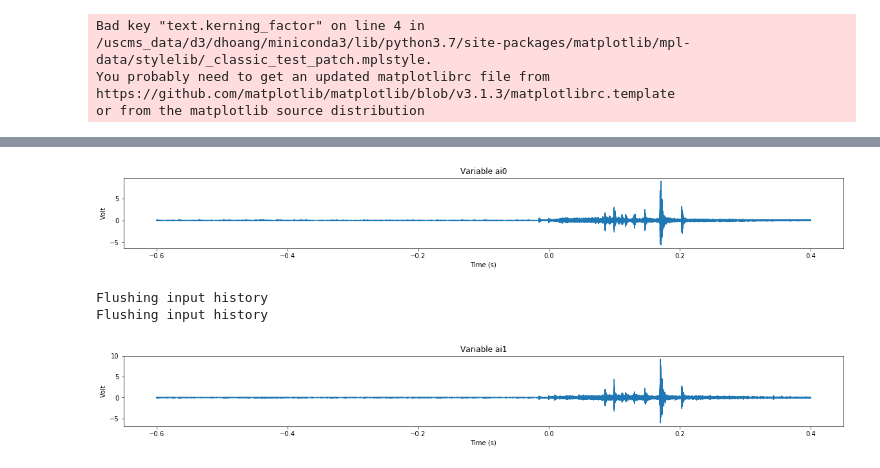
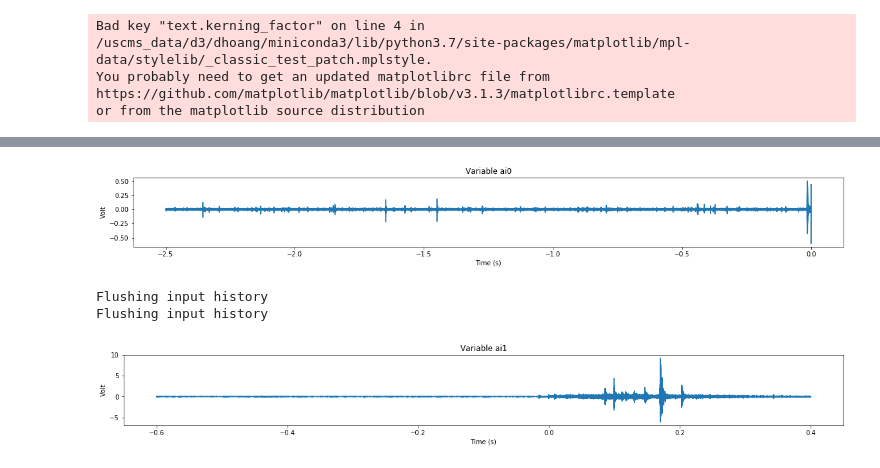
Before and after one commit to Duchstf/quench-detector, a Jupyter notebook: Ramp22.ipynb, the cells around one changed output, grey strips where cells are left out. Cells and saved outputs as stored; diff of their text form; code cells hidden in the pictures.

```diff
--- a/Ramp22.ipynb
+++ b/Ramp22.ipynb
@@ -132,7 +138,7 @@ def plot_rms_product(dir_path, time_range = None, window = 2000, step = 10):
 # %%
-load_and_plot("./data/Ramp22/", "ai0", time_range = (-0.6,0.4))
+load_and_plot("./data/Ramp22/", "ai0", time_range = (-2.5,0))
 # %% [output]
-[figure, old version]
+[figure, new version]
 Flushing input history
 Flushing input history
 # %%
```
Also changed, not shown: parts of 1 cell of this notebook, 2 other files.
